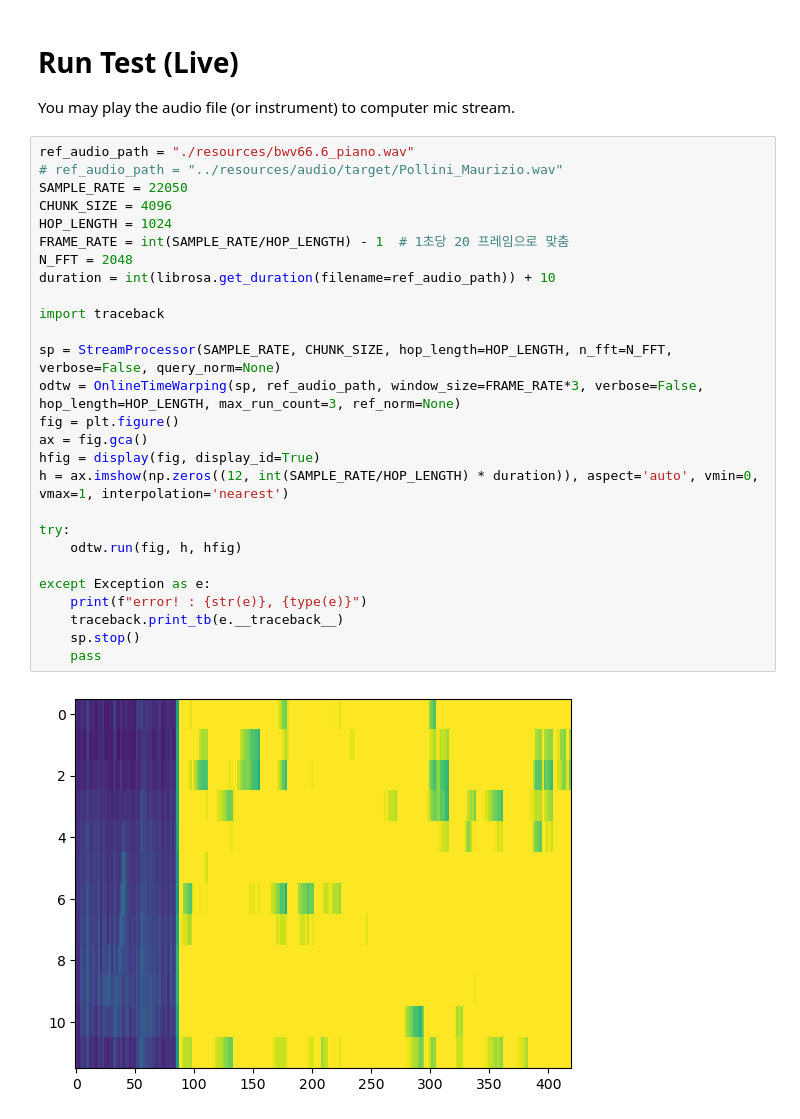
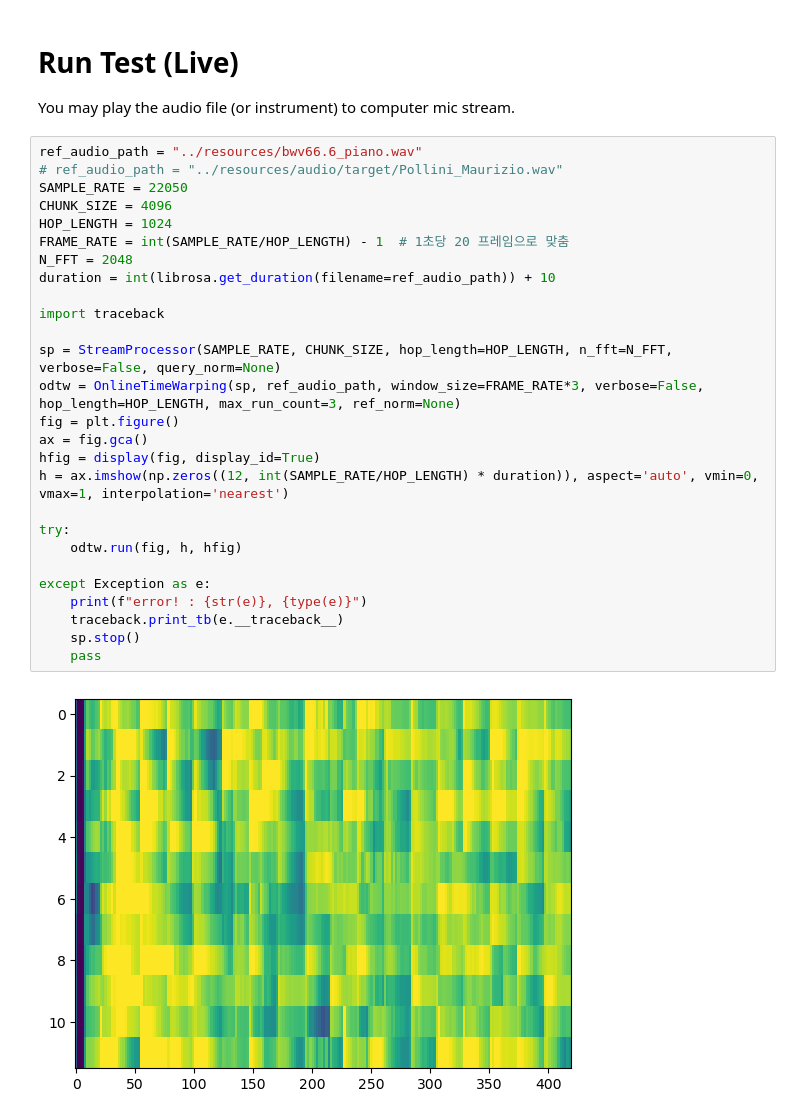
Before and after one commit to laurenceyoon/mr-score-follower, a Jupyter notebook: notebook/match_test.ipynb, the cells around one changed output. Drawn from its saved outputs; the diff is of its cells as text.

```diff
--- a/notebook/match_test.ipynb
+++ b/notebook/match_test.ipynb
@@ -443,34 +443,34 @@ class OnlineTimeWarping:
 
 You may play the audio file (or instrument) to computer mic stream.
 # %%
-ref_audio_path = "./resources/bwv66.6_piano.wav"
+ref_audio_path = "../resources/bwv66.6_piano.wav"
 # ref_audio_path = "../resources/audio/target/Pollini_Maurizio.wav"
 SAMPLE_RATE = 22050
 CHUNK_SIZE = 4096
 HOP_LENGTH = 1024
 FRAME_RATE = int(SAMPLE_RATE/HOP_LENGTH) - 1  # 1초당 20 프레임으로 맞춤
 N_FFT = 2048
 duration = int(librosa.get_duration(filename=ref_audio_path)) + 10
 
 import traceback
 
 sp = StreamProcessor(SAMPLE_RATE, CHUNK_SIZE, hop_length=HOP_LENGTH, n_fft=N_FFT, verbose=False, query_norm=None)
 odtw = OnlineTimeWarping(sp, ref_audio_path, window_size=FRAME_RATE*3, verbose=False, hop_length=HOP_LENGTH, max_run_count=3, ref_norm=None)
 fig = plt.figure()
 ax = fig.gca()
 hfig = display(fig, display_id=True)
 h = ax.imshow(np.zeros((12, int(SAMPLE_RATE/HOP_LENGTH) * duration)), aspect='auto', vmin=0, vmax=1, interpolation='nearest')
 
 try:
     odtw.run(fig, h, hfig)
 
 except Exception as e:
     print(f"error! : {str(e)}, {type(e)}")
     traceback.print_tb(e.__traceback__)
     sp.stop()
     pass
 # %% [output]
-[figure, old version]
+[figure, new version]
 * Recording in progress....
 [60/228, 26%] ref: 60, query: 8
 [60/228, 26%] ref: 60, query: 48
```
Also changed, not shown: parts of 4 cells of this notebook, 6 other files.
